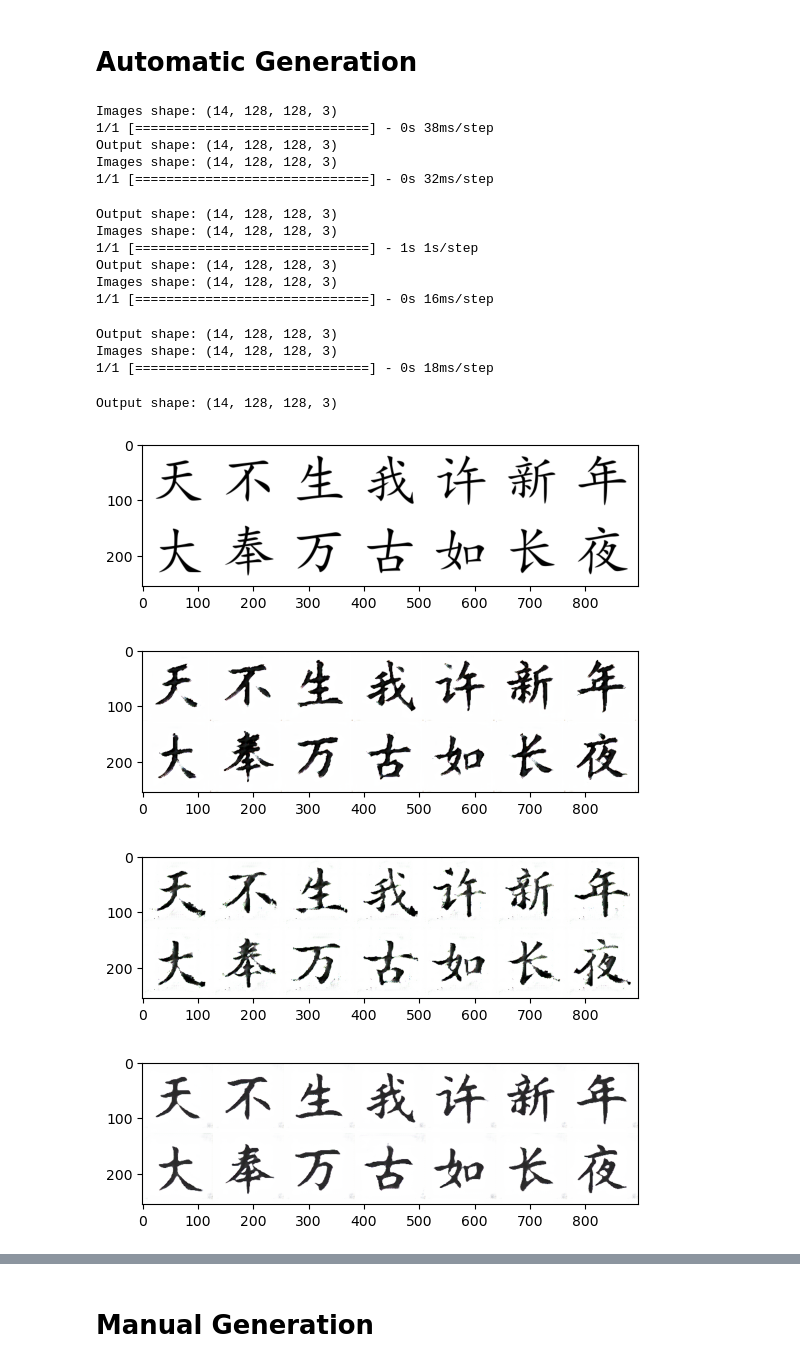
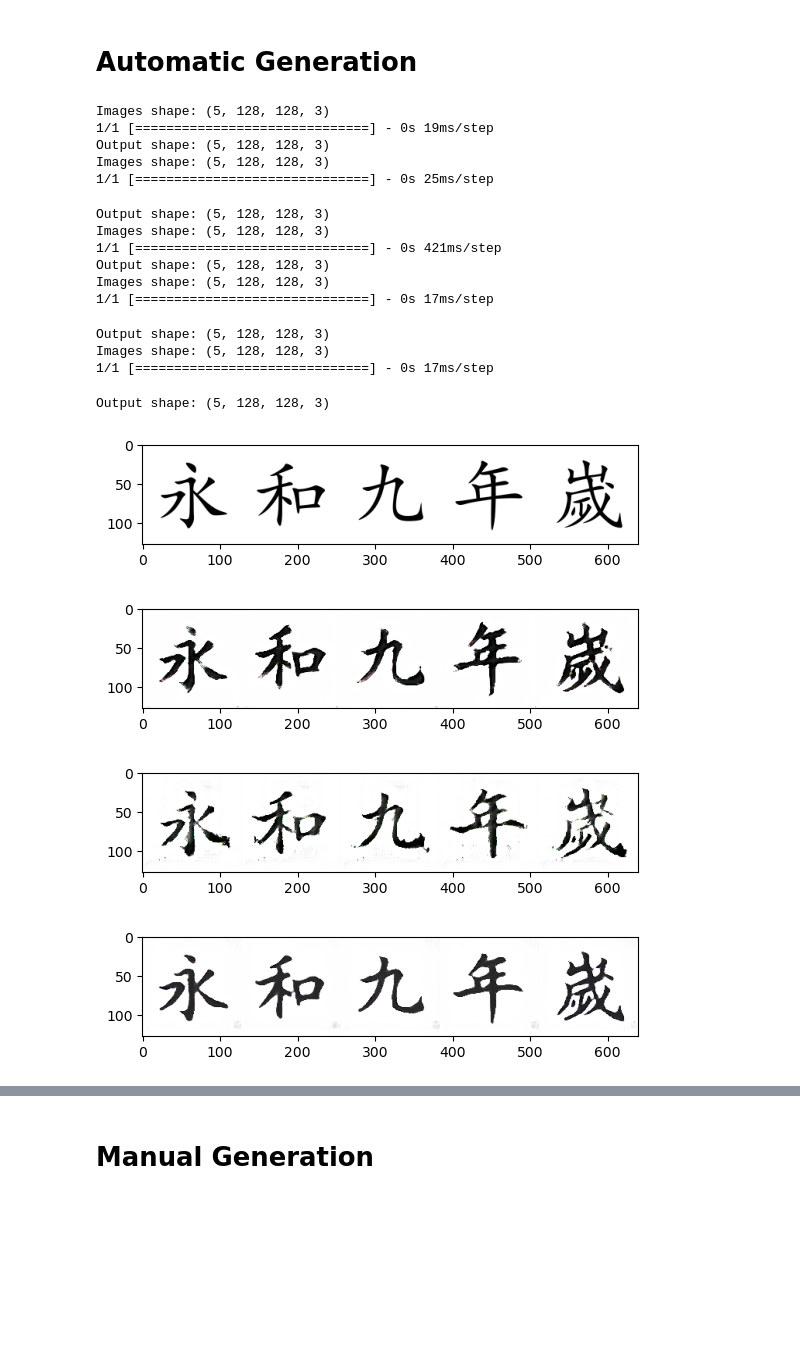
Before and after one commit to Adrakaris/cyclegans, a Jupyter notebook: analysis.ipynb, the cells around one changed output, grey strips where cells are left out. Cells and saved outputs as stored; diff of their text form; code cells hidden in the pictures; blank space fills up the shorter version.

```diff
--- a/analysis.ipynb
+++ b/analysis.ipynb
@@ -78,27 +78,27 @@ def generateImages(string, gans, columns=-1):
 # %%
 string = "永和九年嵗"
 # string = "四體不勤五穀不分"
 # string = "二简将餐简化为歺"
 # string = "天不生我许新年大奉万古如长夜"
 
-generateImages(string, gans, columns=7)
+generateImages(string, gans, columns=-1)
 # %% [output]
-Images shape: (14, 128, 128, 3)
-1/1 [==============================] - 0s 38ms/step
-Output shape: (14, 128, 128, 3)
-Images shape: (14, 128, 128, 3)
-1/1 [==============================] - 0s 32ms/step
+Images shape: (5, 128, 128, 3)
+1/1 [==============================] - 0s 19ms/step
+Output shape: (5, 128, 128, 3)
+Images shape: (5, 128, 128, 3)
+1/1 [==============================] - 0s 25ms/step
-Output shape: (14, 128, 128, 3)
-Images shape: (14, 128, 128, 3)
-1/1 [==============================] - 1s 1s/step
-Output shape: (14, 128, 128, 3)
-Images shape: (14, 128, 128, 3)
-1/1 [==============================] - 0s 16ms/step
+Output shape: (5, 128, 128, 3)
+Images shape: (5, 128, 128, 3)
+1/1 [==============================] - 0s 421ms/step
+Output shape: (5, 128, 128, 3)
+Images shape: (5, 128, 128, 3)
+1/1 [==============================] - 0s 17ms/step
-Output shape: (14, 128, 128, 3)
-Images shape: (14, 128, 128, 3)
-1/1 [==============================] - 0s 18ms/step
+Output shape: (5, 128, 128, 3)
+Images shape: (5, 128, 128, 3)
+1/1 [==============================] - 0s 17ms/step
-Output shape: (14, 128, 128, 3)
+Output shape: (5, 128, 128, 3)
-[figure, old version]
+[figure, new version]
-[figure, old version]
+[figure, new version]
-[figure, old version]
+[figure, new version]
-[figure, old version]
+[figure, new version]
```
Also changed, not shown: parts of 7 cells of this notebook.
